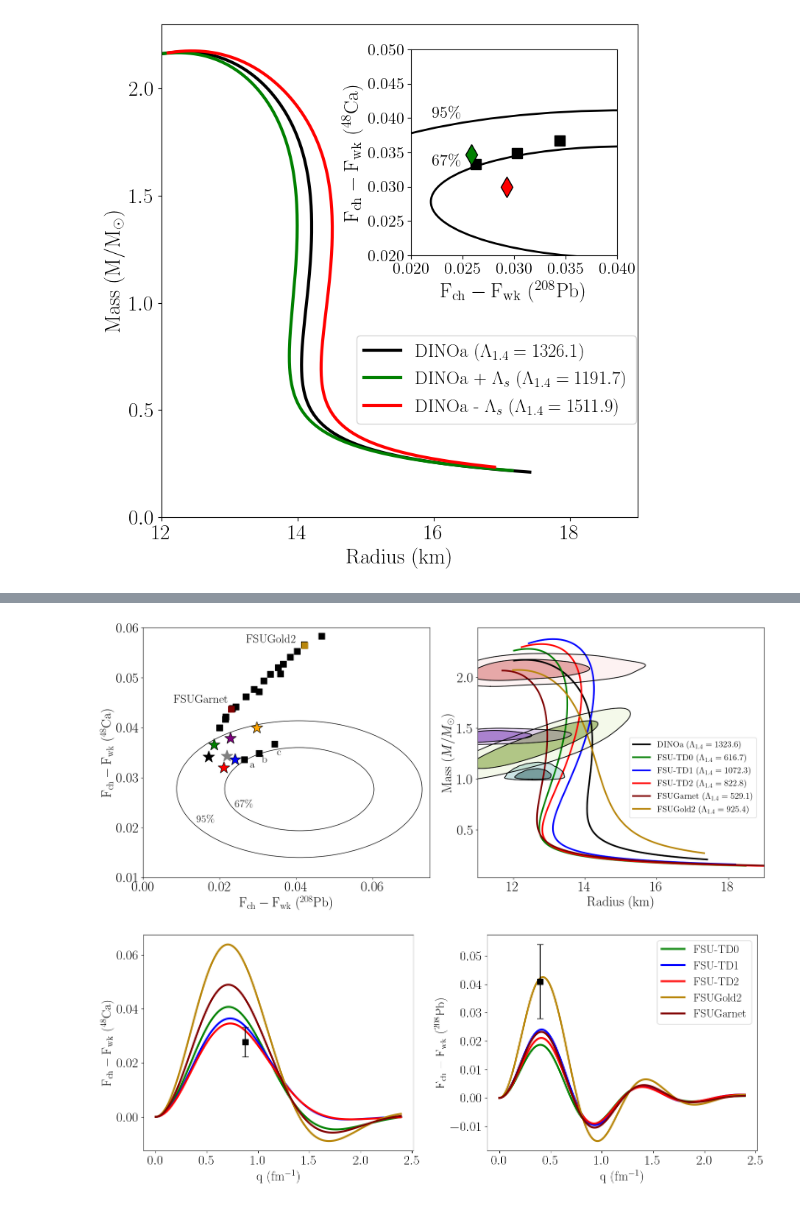
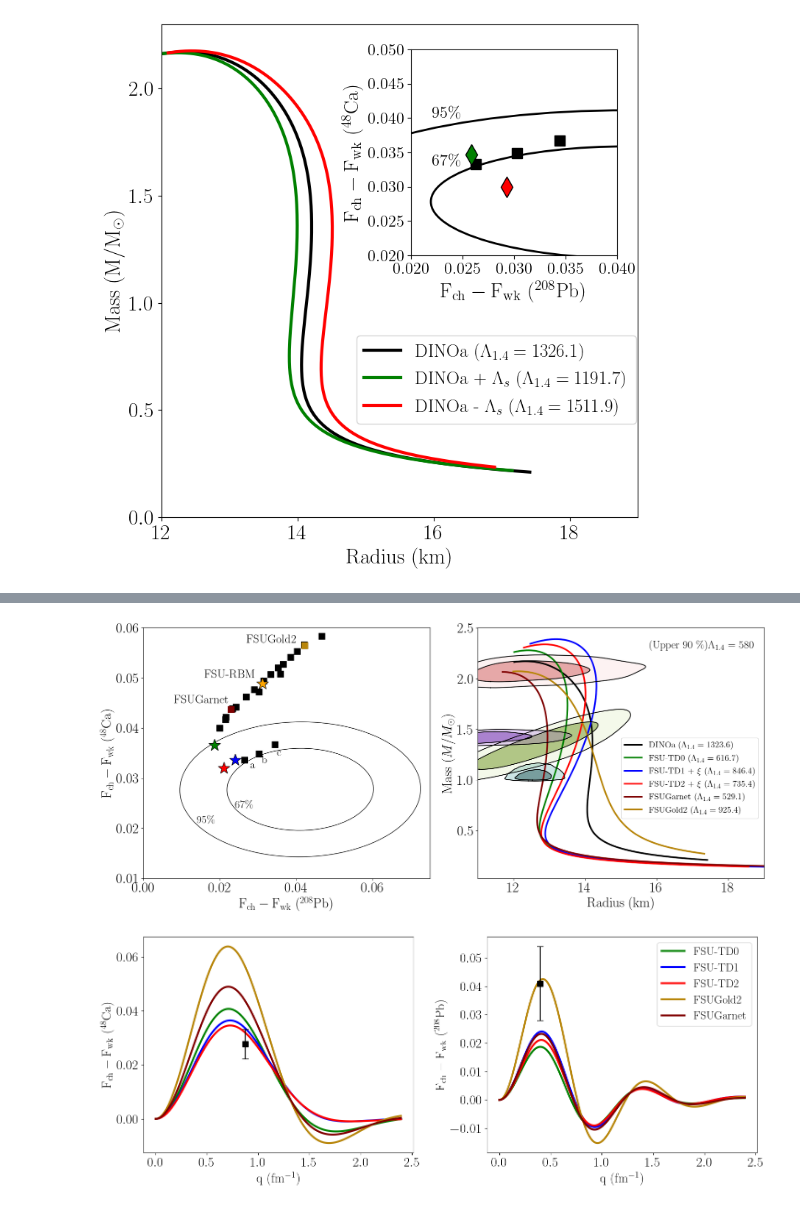
Before and after one commit to torquteam/FSU_FINITE, a Jupyter notebook: Dissertation/Plots.ipynb, the cells around one changed output, grey strips where cells are left out. Drawn from its saved outputs; the diff is of its cells as text; code cells hidden in the pictures.

Commit message:
dissertation and defense plots

```diff
--- a/Dissertation/Plots.ipynb
+++ b/Dissertation/Plots.ipynb
@@ -971,19 +971,18 @@ ax[0].plot(0.0422,0.0565,marker='s',markerfacecolor='darkgoldenrod',markeredgeco
 ax[0].plot(0.024,0.0336,marker='*',markerfacecolor='blue',markeredgecolor='black',markersize=23) #FSUtd-1
 ax[0].plot(0.0211,0.0320,marker='*',markerfacecolor='red',markeredgecolor='black',markersize=23) #FSUtd-2
 ax[0].plot(0.0186,0.0366,marker='*',markerfacecolor='green',markeredgecolor='black',markersize=23) #FSUtd-3
-ax[0].plot(0.0297,0.0400,marker='*',markerfacecolor='orange',markeredgecolor='black',markersize=23) #FSU-exp
-ax[0].plot(0.0228,0.0379,marker='*',markerfacecolor='purple',markeredgecolor='black',markersize=23) #FSU-exp
-ax[0].plot(0.0171,0.0342,marker='*',markerfacecolor='black',markeredgecolor='black',markersize=23) #FSU-exp
-ax[0].plot(0.0219,0.0343,marker='*',markerfacecolor='grey',markeredgecolor='grey',markersize=23) #FSU-exp
+ax[0].plot(0.03116,0.04888,marker='*',markerfacecolor='orange',markeredgecolor='black',markersize=23) #FSU-exp
 
 #ax[0].plot(0.0235,0.0336,marker='*',markerfacecolor='darkgoldenrod',markeredgecolor='black',markersize=18) #exp
 
 dinoa_RM = np.loadtxt("DINOa_RM.txt")
 garnet_RM = np.loadtxt("FSUGarnet_RM.txt")
 gold_RM = np.loadtxt("gold_RM.txt")
-FSUTDa_RM = np.loadtxt("FSUTDa_RM.txt")
-FSUTDb_RM = np.loadtxt("FSUTDb_RM.txt")
+#FSUTDa_RM = np.loadtxt("FSUTDa_RM.txt")
+#FSUTDb_RM = np.loadtxt("FSUTDb_RM.txt")
 FSUT_RM = np.loadtxt("FSUT_RM.txt")
+FSUTDa_RM = np.loadtxt("FSU-TDa_xi_RM.txt")
+FSUTDb_RM = np.loadtxt("FSU-TDb_xi_RM.txt")
 
 ax[1].plot(dinoa_RM[:,3],dinoa_RM[:,4],color='black',lw=3)
 ax[1].plot(FSUT_RM[:,3],FSUT_RM[:,4],color='green',lw=3)
@@ -1012,36 +1011,38 @@ ax[1].plot(J0437_95[:,0], J0437_95[:,1], color='black')
 ax[1].fill(nicer_68[:,0],nicer_68[:,1], color='indianred', alpha=0.5)
 ax[1].fill(nicer_95[:,0],nicer_95[:,1], color='lightcoral', alpha=0.1)
 ax[1].fill(riley_68[:,0],riley_68[:,1], color='olivedrab', alpha=0.5)
 ax[1].fill(riley_95[:,0],riley_95[:,1], color='yellowgreen', alpha=0.1)
 ax[1].fill(J1231_68[:,0],J1231_68[:,1], color='darkslategrey', alpha=0.5)
 ax[1].fill(J1231_95[:,0],J1231_95[:,1], color='teal', alpha=0.2)
 ax[1].fill(J0437_68[:,0],J0437_68[:,1], color='rebeccapurple', alpha=0.5)
 ax[1].fill(J0437_95[:,0],J0437_95[:,1], color='blueviolet', alpha=0.2)
 
 ax[0].set_xlabel(r'${\rm F}_{\rm ch} - {\rm F}_{\rm wk}$ ($^{208}$Pb)',size=25)
 ax[0].set_ylabel(r'${\rm F}_{\rm ch} - {\rm F}_{\rm wk}$ ($^{48}$Ca)',size=25)
 
 ax[1].set_xlabel('Radius (km)',size=25)
 ax[1].set_ylabel(r'Mass ($M/M_{\odot}$)',size=25)
 
 # Set the x-axis and y-axis limits
 ax[1].set_xlim(11, 19)  # Set x-axis limits from 0 to 6
 
 ax[0].text(0.024,0.024,'67\%',fontsize=20)
 ax[0].text(0.014,0.021,'95\%',fontsize=20)
 ax[0].text(0.008,0.045,'FSUGarnet',fontsize=22)
 ax[0].text(0.027,0.057,'FSUGold2',fontsize=22)
+ax[0].text(0.016,0.05,'FSU-RBM',fontsize=22)
 
 ax[0].text(0.028,0.032,'a',fontsize=20)
 ax[0].text(0.031,0.033,'b',fontsize=20)
 ax[0].text(0.035,0.0345,'c',fontsize=20)
 
-plt.legend([r'DINOa $(\Lambda_{1.4} = 1323.6)$',r'FSU-TD0  $(\Lambda_{1.4} = 616.7$)',r'FSU-TD1 $(\Lambda_{1.4} = 1072.3$)',r'FSU-TD2  $(\Lambda_{1.4} = 822.8$)',r'FSUGarnet  $(\Lambda_{1.4} = 529.1$)',r'FSUGold2  $(\Lambda_{1.4} = 925.4$)'],fontsize=16,loc=[0.53,0.24])
+ax[1].text(15.8,2.3,r'(Upper 90 $\%) \Lambda_{1.4}$ = 580',fontsize=20)
+plt.legend([r'DINOa $(\Lambda_{1.4} = 1323.6)$',r'FSU-TD0  $(\Lambda_{1.4} = 616.7$)',r'FSU-TD1 + $\xi$ $(\Lambda_{1.4} = 846.4$)',r'FSU-TD2 + $\xi$  $(\Lambda_{1.4} = 735.4$)',r'FSUGarnet  $(\Lambda_{1.4} = 529.1$)',r'FSUGold2  $(\Lambda_{1.4} = 925.4$)'],fontsize=16,loc=[0.50,0.24])
 
 plt.tight_layout()
-#plt.savefig('Figure21',dpi=500)
+plt.savefig('Figure21_defense',dpi=500)
 # %% [output]
-[figure, old version]
+[figure, new version]
 # %%
 import matplotlib.pyplot as plt
 import numpy as np
```
Also changed, not shown: parts of 3 cells of this notebook, 20 other files.
